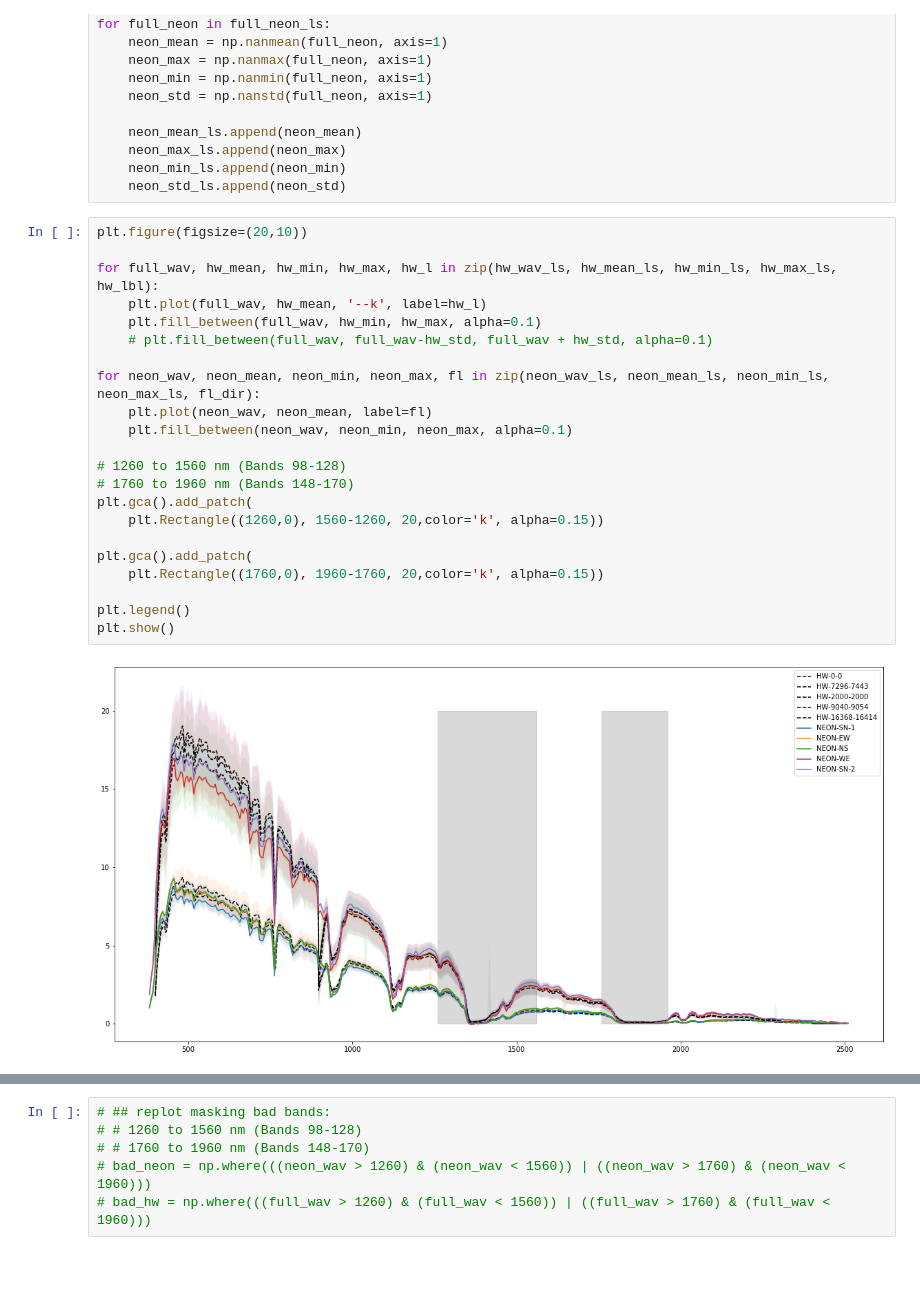
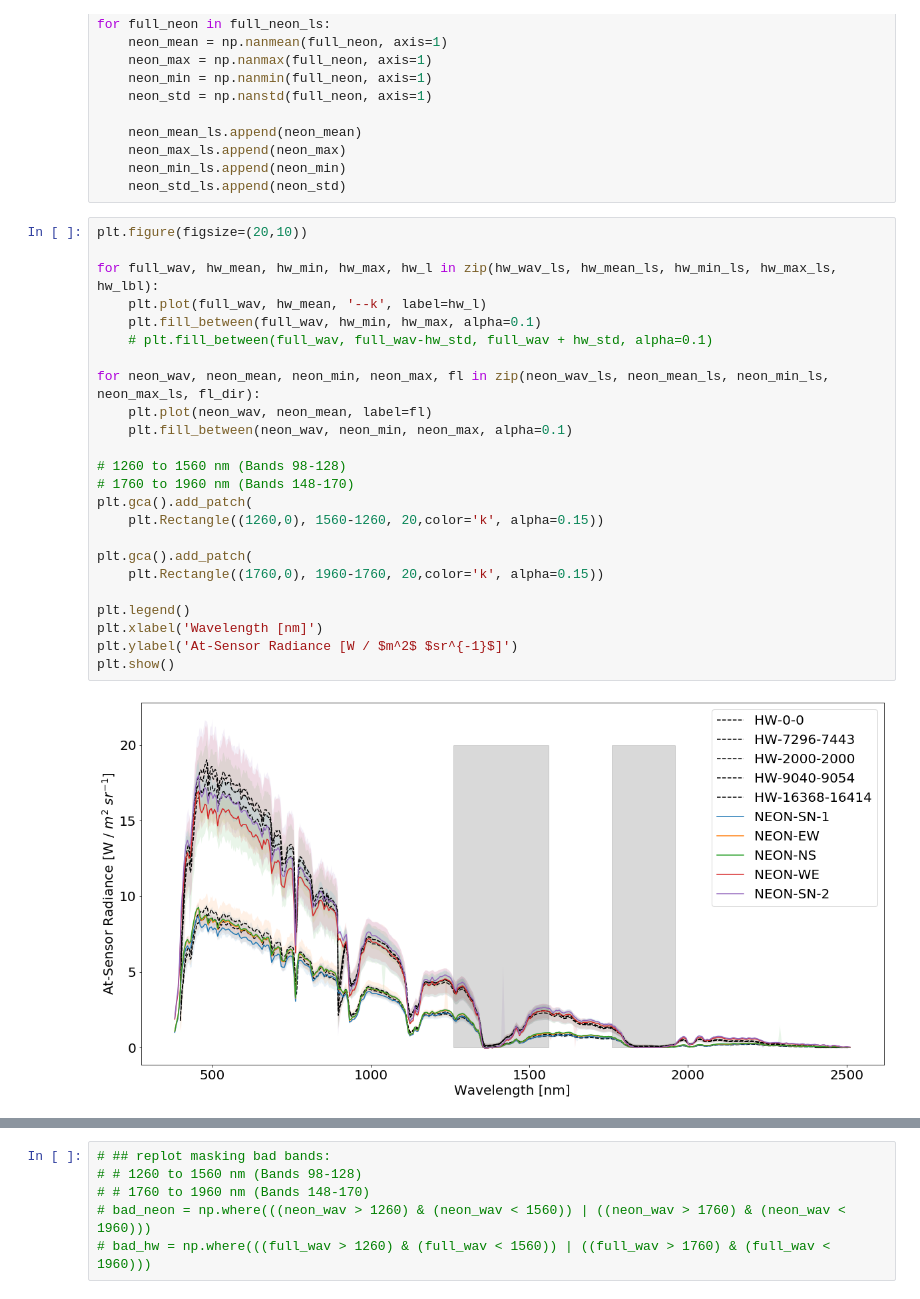
Before and after one commit to earthlab/neon-headwall-data, a Jupyter notebook: notebooks/DASK_RADIANCE_compare_headwall_NEON_all_flight_lines_TABLE_MTN.ipynb, the cells around one changed output, grey strips where cells are left out. Cells and saved outputs as stored; diff of their text form; blank space fills up the shorter version.

```diff
--- a/notebooks/DASK_RADIANCE_compare_headwall_NEON_all_flight_lines_TABLE_MTN.ipynb
+++ b/notebooks/DASK_RADIANCE_compare_headwall_NEON_all_flight_lines_TABLE_MTN.ipynb
@@ -245,27 +245,29 @@ for full_neon in full_neon_ls:
 # %%
 plt.figure(figsize=(20,10))
 
 for full_wav, hw_mean, hw_min, hw_max, hw_l in zip(hw_wav_ls, hw_mean_ls, hw_min_ls, hw_max_ls, hw_lbl):
     plt.plot(full_wav, hw_mean, '--k', label=hw_l)
     plt.fill_between(full_wav, hw_min, hw_max, alpha=0.1)
     # plt.fill_between(full_wav, full_wav-hw_std, full_wav + hw_std, alpha=0.1)
 
 for neon_wav, neon_mean, neon_min, neon_max, fl in zip(neon_wav_ls, neon_mean_ls, neon_min_ls, neon_max_ls, fl_dir):
     plt.plot(neon_wav, neon_mean, label=fl)
     plt.fill_between(neon_wav, neon_min, neon_max, alpha=0.1)
 
 # 1260 to 1560 nm (Bands 98-128)
 # 1760 to 1960 nm (Bands 148-170)
 plt.gca().add_patch(
     plt.Rectangle((1260,0), 1560-1260, 20,color='k', alpha=0.15))
 
 plt.gca().add_patch(
     plt.Rectangle((1760,0), 1960-1760, 20,color='k', alpha=0.15))
 
 plt.legend()
+plt.xlabel('Wavelength [nm]')
+plt.ylabel('At-Sensor Radiance [W / $m^2$ $sr^{-1}$]')
 plt.show()
 # %% [output]
-[figure, old version]
+[figure, new version]
 # %%
 for full_wav, hw_mean, hw_min, hw_max, hw_l, neon_wav, neon_mean, neon_min, neon_max, fl in zip(hw_wav_ls, hw_mean_ls, hw_min_ls, hw_max_ls, hw_lbl,
                                                                                         neon_wav_ls, neon_mean_ls, neon_min_ls, neon_max_ls, fl_dir):
```
Also changed, not shown: parts of 13 cells of this notebook, 2 other files.
